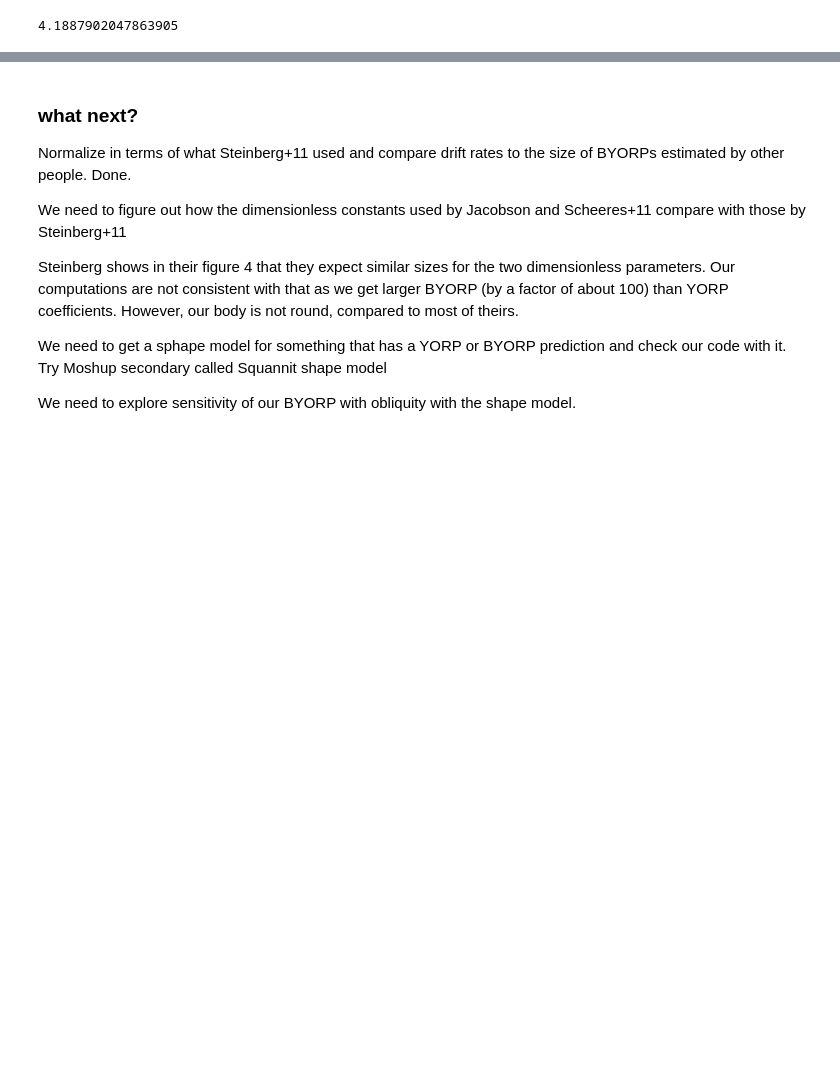
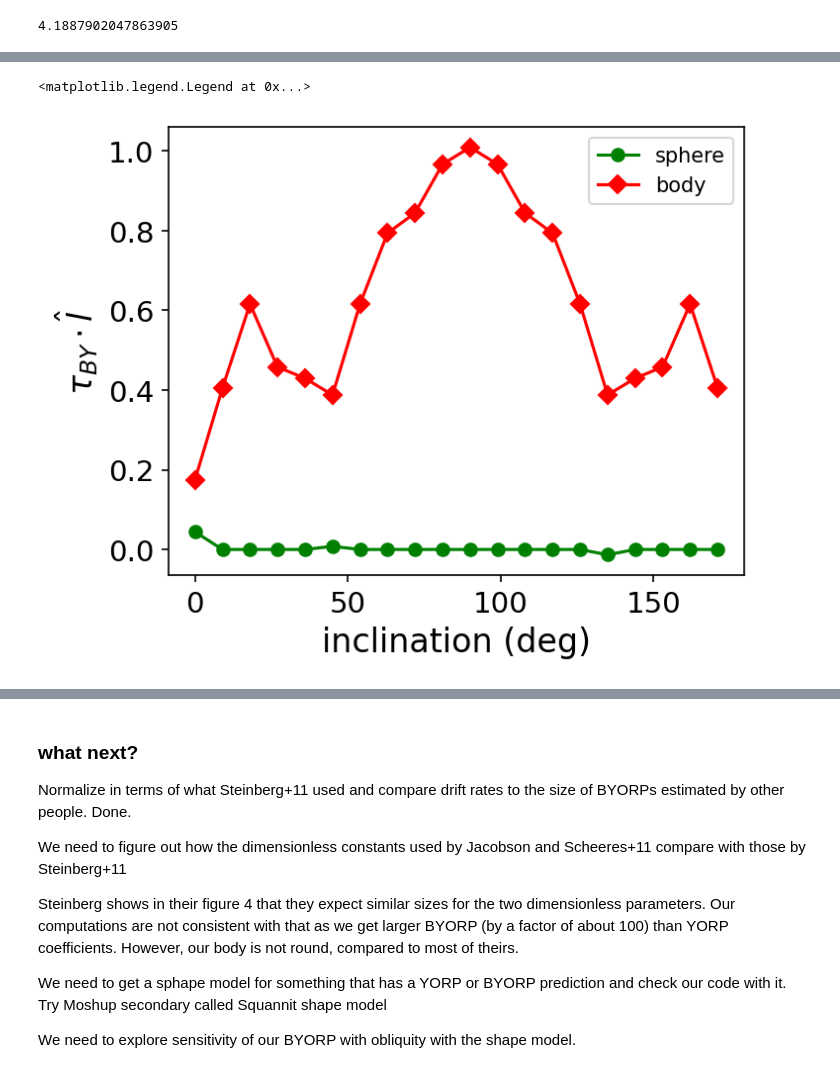
Before and after one commit to aquillen/asteroid_binary, a Jupyter notebook: myexamples/pylab/BYORP3.ipynb, the cells around one changed output, grey strips where cells are left out. Saved outputs shown, nothing was run; the diff lists cells and outputs as text; code cells hidden in the pictures; blank space fills up the shorter version.

```diff
--- a/myexamples/pylab/BYORP3.ipynb
+++ b/myexamples/pylab/BYORP3.ipynb
@@ -649,6 +649,22 @@ def obliq_BY_fig2(body,incl,phi_prec):
         o_arr[i] = obliquity*180/np.pi
         tau_l_arr[i] = tau_l
     return o_arr,tau_l_arr
+# %%
+# compute BYORPs as a function of inclination
+obliquity = 0; phi_prec=0
+squannit = pymesh.load_mesh("kw4b.obj")
+body, info = pymesh.collapse_short_edges(squannit, 0.05)
+i_arr,tau_l_arr = obliq_BY_fig(body,obliquity,phi_prec)
+i_arr2,tau_l_arr2 = obliq_BY_fig(sphere,obliquity,phi_prec)
+fig,ax = plt.subplots(1,1,figsize=(5,4),dpi=150)
+ax.plot(i_arr2,tau_l_arr2,'go-',label='sphere')
+ax.plot(i_arr,tau_l_arr,'rD-',label='body')
+ax.set_xlabel('inclination (deg)',fontsize=16)
+ax.set_ylabel(r'${\tau}_{BY} \cdot \hat{l}$',fontsize=16)
+ax.legend()
+# %% [output]
+<matplotlib.legend.Legend at 0x...>
+[figure, added]
 # %%
 # compute the BYORP torque on body as a function of precession angle
 # for a given obliquity and inclination
```
Also changed, not shown: parts of 15 cells of this notebook, 15 other files.
